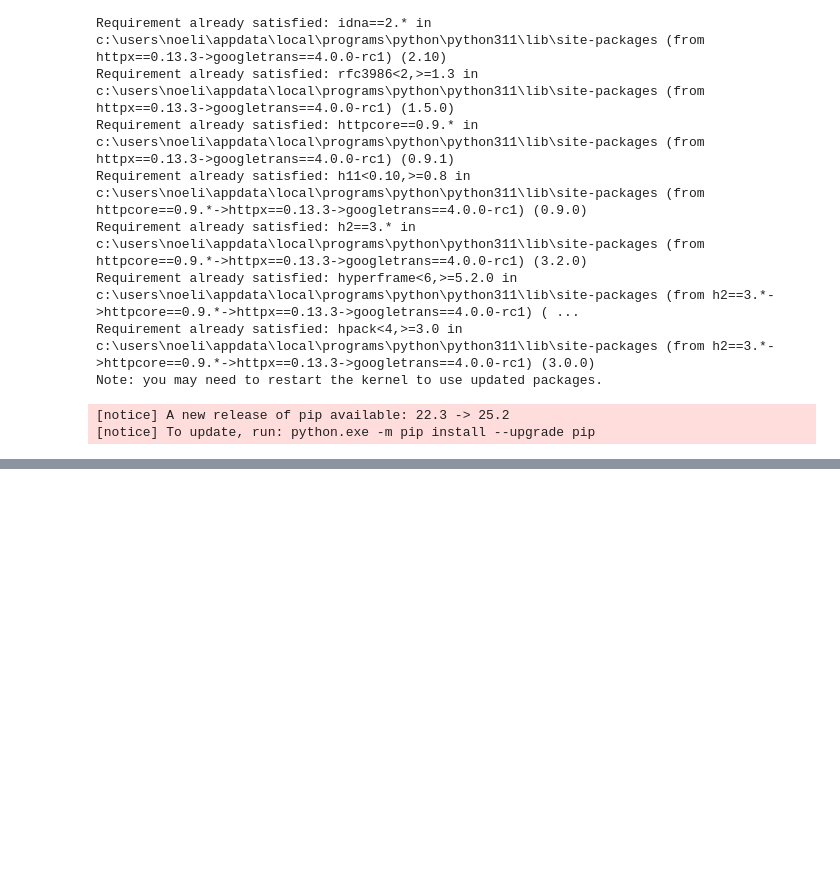
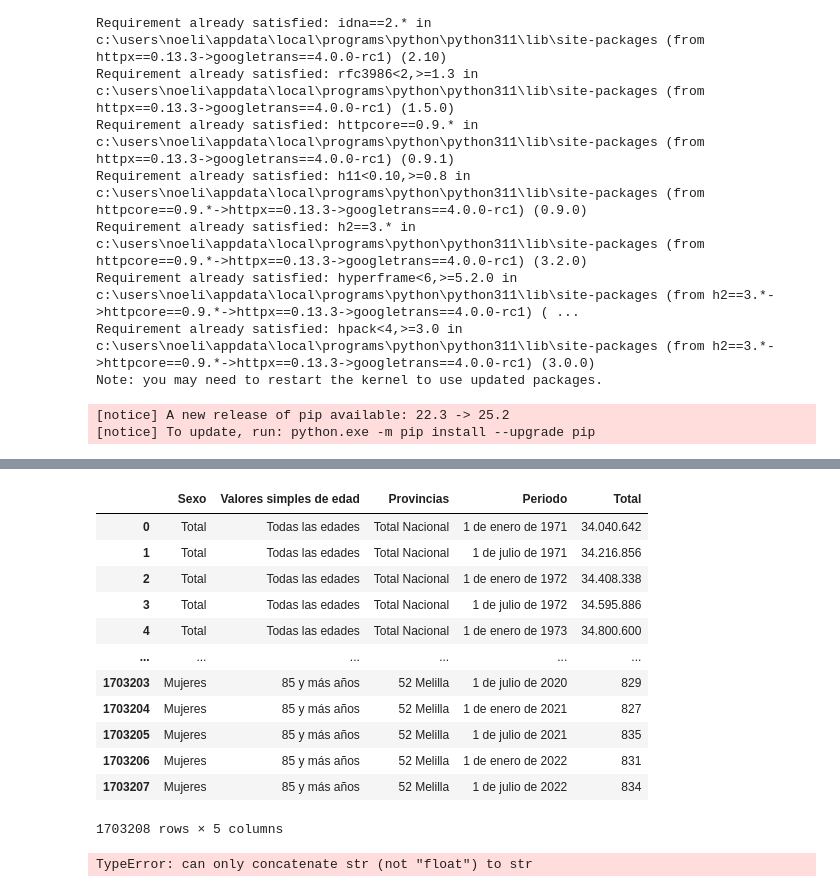
Before and after one commit to Noelia0708/Creacion-Parque-Atracciones, a Jupyter notebook: Proyecto_Parque_Atracciones.ipynb, the cells around one changed output, grey strips where cells are left out. Drawn from its saved outputs; the diff is of its cells as text; code cells hidden in the pictures; blank space fills up the shorter version.

```diff
--- a/Proyecto_Parque_Atracciones.ipynb
+++ b/Proyecto_Parque_Atracciones.ipynb
@@ -765,0 +835,18 @@ parques_menores15
+# %%
+comunidades_autonomas = pd.read_csv("C:/Users/noeli/Downloads/58480 (1).csv",sep=';')
+# %%
+comunidades_autonomas
+# %% [output]
+|  | Sexo | Valores simples de edad | Provincias | Periodo | Total |
+| 0 | Total | Todas las edades | Total Nacional | 1 de enero de 1971 | 34.040.642 |
+| 1 | Total | Todas las edades | Total Nacional | 1 de julio de 1971 | 34.216.856 |
+| 2 | Total | Todas las edades | Total Nacional | 1 de enero de 1972 | 34.408.338 |
+| 3 | Total | Todas las edades | Total Nacional | 1 de julio de 1972 | 34.595.886 |
+| 4 | Total | Todas las edades | Total Nacional | 1 de enero de 1973 | 34.800.600 |
+| ... | ... | ... | ... | ... | ... |
+| 1703203 | Mujeres | 85 y más años | 52 Melilla | 1 de julio de 2020 | 829 |
+| 1703204 | Mujeres | 85 y más años | 52 Melilla | 1 de enero de 2021 | 827 |
+| 1703205 | Mujeres | 85 y más años | 52 Melilla | 1 de julio de 2021 | 835 |
+| 1703206 | Mujeres | 85 y más años | 52 Melilla | 1 de enero de 2022 | 831 |
+| 1703207 | Mujeres | 85 y más años | 52 Melilla | 1 de julio de 2022 | 834 |
+1703208 rows × 5 columns
@@ -765,0 +883,14 @@ parques_menores15
+# %%
+comunidades_autonomas['Periodo'] = comunidades_autonomas['Periodo'].apply(convertir_fecha)
+
+fecha_obj = pd.to_datetime('2022-07-01')
+comunidades_autonomas_filtrado = comunidades_autonomas[comunidades_autonomas['Periodo'] == fecha_obj]
+
+comunidades_pivot = comunidades_autonomas_filtrado.pivot_table(
+    index='Provincias',
+    columns='Sexo',
+    values='Total',
+    aggfunc='sum'
+).reset_index()
+# %% [output]
+TypeError: can only concatenate str (not "float") to str
```
Also changed, not shown: parts of 26 cells of this notebook, 1 other file.
